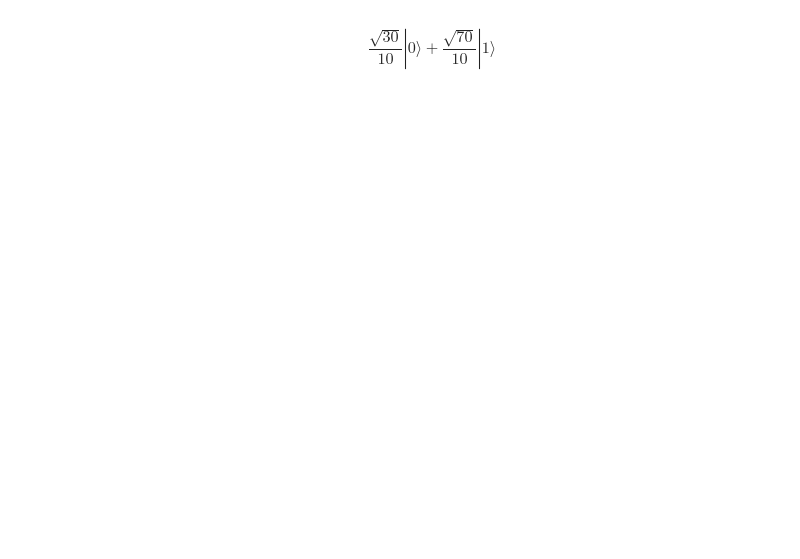
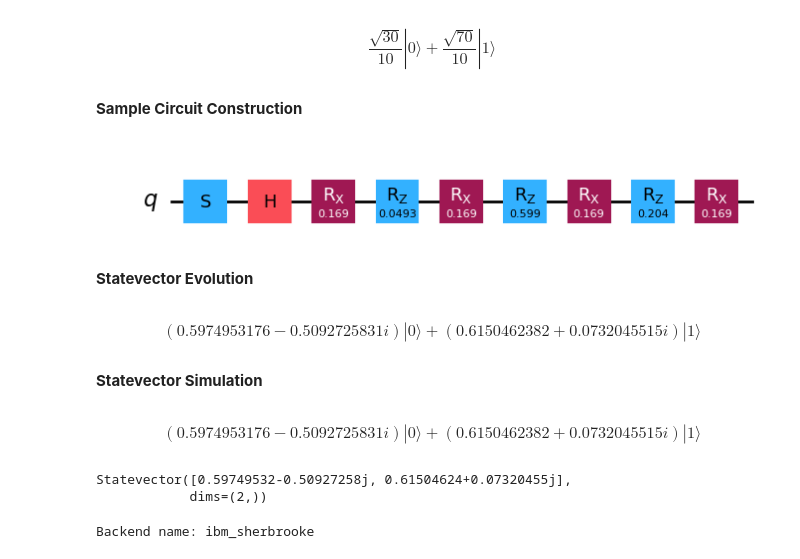
Before and after one commit to RajatSaha1106/Qiskit-Fundamentals, a Jupyter notebook: Experimental Quantum Embedding.ipynb, the cells around one changed output. Drawn from its saved outputs; the diff is of its cells as text; code cells hidden in the pictures; blank space fills up the shorter version.

Commit message:
Pending Job from sherbrooke.

```diff
--- a/Experimental Quantum Embedding.ipynb
+++ b/Experimental Quantum Embedding.ipynb
@@ -334,0 +363,35 @@ $$\frac{\sqrt{30}}{10} |0\rangle+\frac{\sqrt{70}}{10} |1\rangle$$
+# %%
+def embedding(phi,theta_1,theta_2,theta_3):
+    qc=QuantumCircuit(1)
+
+    qc.s(0)
+    qc.h(0)
+
+    qc.rx(phi, 0)
+    qc.rz(theta_1, 0)
+    qc.rx(phi, 0)
+    qc.rz(theta_2, 0)
+    qc.rx(phi, 0)
+    qc.rz(theta_3, 0)
+    qc.rx(phi, 0)
+
+    return qc
+# %% [markdown]
+**Sample Circuit Construction**
+# %%
+params=np.random.random(size=(4,))
+qc=embedding(params[0],params[1],params[2],params[3])
+qc.draw(output="mpl")
+# %% [output]
+[figure, added]
+# %% [markdown]
+**Statevector Evolution**
+# %%
+zeros=Statevector.from_label("0")
+sv_n=zeros.evolve(qc)
+
+sv_n.draw(output="latex")
+# %% [output]
+$$(0.5974953176 - 0.5092725831 i) |0\rangle+(0.6150462382 + 0.0732045515 i) |1\rangle$$
+# %% [markdown]
+**Statevector Simulation**
@@ -334,0 +406,10 @@ $$\frac{\sqrt{30}}{10} |0\rangle+\frac{\sqrt{70}}{10} |1\rangle$$
+# %%
+backend=StatevectorSimulator()
+
+job=backend.run(qc)
+result=job.result()
+
+sv=result.get_statevector()
+sv.draw(output="latex")
+# %% [output]
+$$(0.5974953176 - 0.5092725831 i) |0\rangle+(0.6150462382 + 0.0732045515 i) |1\rangle$$
@@ -334,0 +424,12 @@ $$\frac{\sqrt{30}}{10} |0\rangle+\frac{\sqrt{70}}{10} |1\rangle$$
+# %%
+t_state=get_statevector(qc)
+print(t_state)
+# %% [output]
+Statevector([0.59749532-0.50927258j, 0.61504624+0.07320455j],
+            dims=(2,))
+# %%
+service=QiskitRuntimeService()
+backend=service.least_busy(operational=True,simulator=False)
+print(f"Backend name: {backend.name}")
+# %% [output]
+Backend name: ibm_sherbrooke
```
Also changed, not shown: parts of 17 cells of this notebook.
